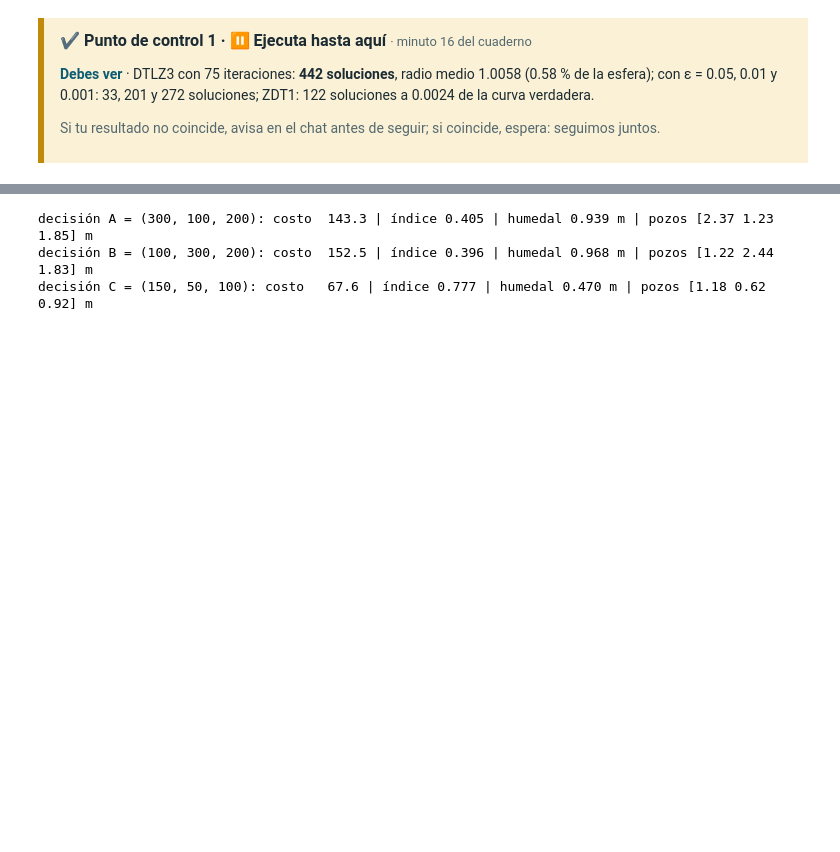
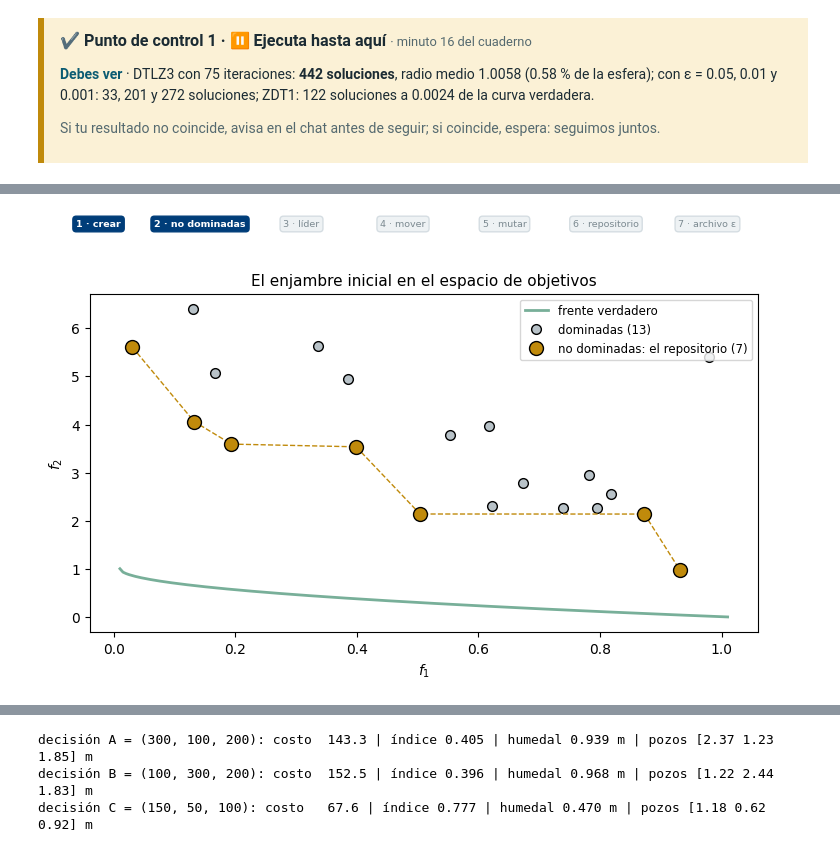
Before and after one commit to abelardo1685/Curso_Opt, a Jupyter notebook: Session_3/S3_multiobjetivo_omopso_rrwpt.ipynb, the cells around one changed output, grey strips where cells are left out. Saved outputs shown, nothing was run; the diff lists cells and outputs as text; code cells hidden in the pictures; blank space fills up the shorter version.

```diff
--- a/Session_3/S3_multiobjetivo_omopso_rrwpt.ipynb
+++ b/Session_3/S3_multiobjetivo_omopso_rrwpt.ipynb
@@ -347,0 +361,14 @@ variables y sus límites, **(3)** el diccionario de parámetros, **(4)** `pyOMOP
+# %%
+def zdt1(x):                                                # la función que califica: recibe la decisión x (cinco números entre 0 y 1)
+    x = np.asarray(x, dtype=float)                          # por si llega como lista
+    f1 = x[0]                                               # primer objetivo: la primera variable
+    g = 1 + 9 * np.sum(x[1:]) / (len(x) - 1)                # g vale 1 cuando las demás variables son 0 (ahí está el frente)
+    f2 = g * (1 - np.sqrt(f1 / g))                          # segundo objetivo
+    return np.array([[f1 + 0.01, f2 + 0.01]]).T             # devuelve una columna con los dos objetivos (positivos)
+
+problema_zdt1 = {'CostFunction': zdt1,                      # el problema: la función que califica…
+                 'nVar': 5,                                 # …cuántas variables tiene la decisión…
+                 'VarMin': 0, 'VarMax': 1}                  # …y entre qué límites se mueve cada una
+
+par_zdt1 = dict(OMOPSO, nPop=20, MaxIter=40)                # los parámetros: los de la sección 1, con 20 partículas y 40 iteraciones
+nPop, MaxIter, nVar = 20, 40, 5                             # los tres números que más usaremos: partículas, iteraciones y variables
@@ -347,0 +388,5 @@ variables y sus límites, **(3)** el diccionario de parámetros, **(4)** `pyOMOP
+# %%
+np.random.seed(42)                                          # la semilla de siempre: así todos vemos lo mismo
+pop = particle_creation(problema_zdt1, {}, par_zdt1)        # paso 1 · 20 partículas al azar, quietas y evaluadas
+
+paso.particula(pop, 0)                                      # así se ve una partícula: la primera del enjambre
@@ -347,0 +408,8 @@ variables y sus límites, **(3)** el diccionario de parámetros, **(4)** `pyOMOP
+# %%
+pop = determine_domination(pop)                             # paso 2 · marca cada una: is_dominated = 1 si otra la domina, 0 si no
+repo = [p.copy() for p in pop if p['is_dominated'] == 0]    # el repositorio: copias de las no dominadas
+archivo = []                                                # el archivo ε: empieza vacío
+
+paso.enjambre(pop, repo)                                    # el enjambre en el espacio de objetivos
+# %% [output]
+[figure, added]
```
Also changed, not shown: parts of 77 cells of this notebook, 14 other files.
